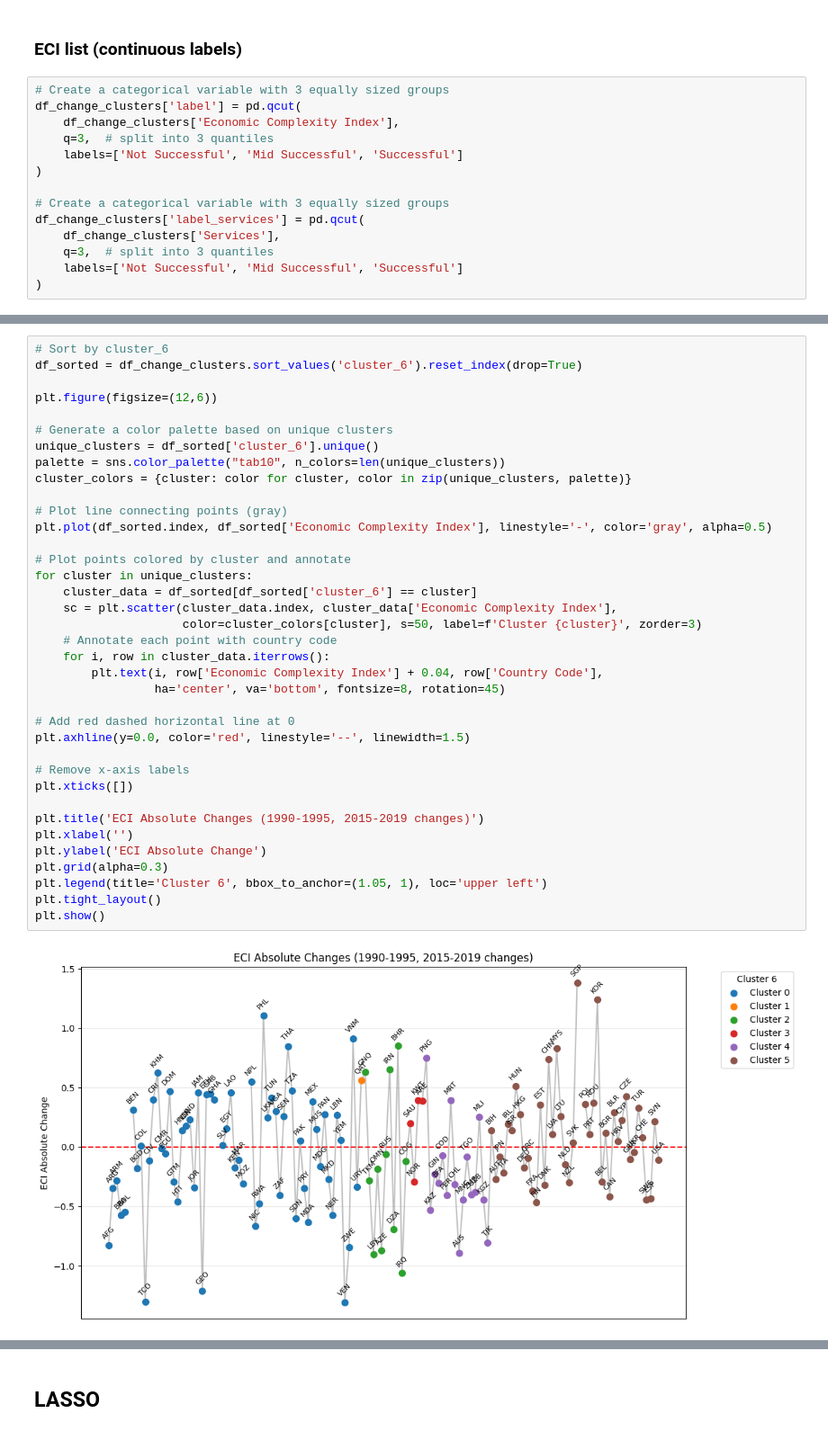
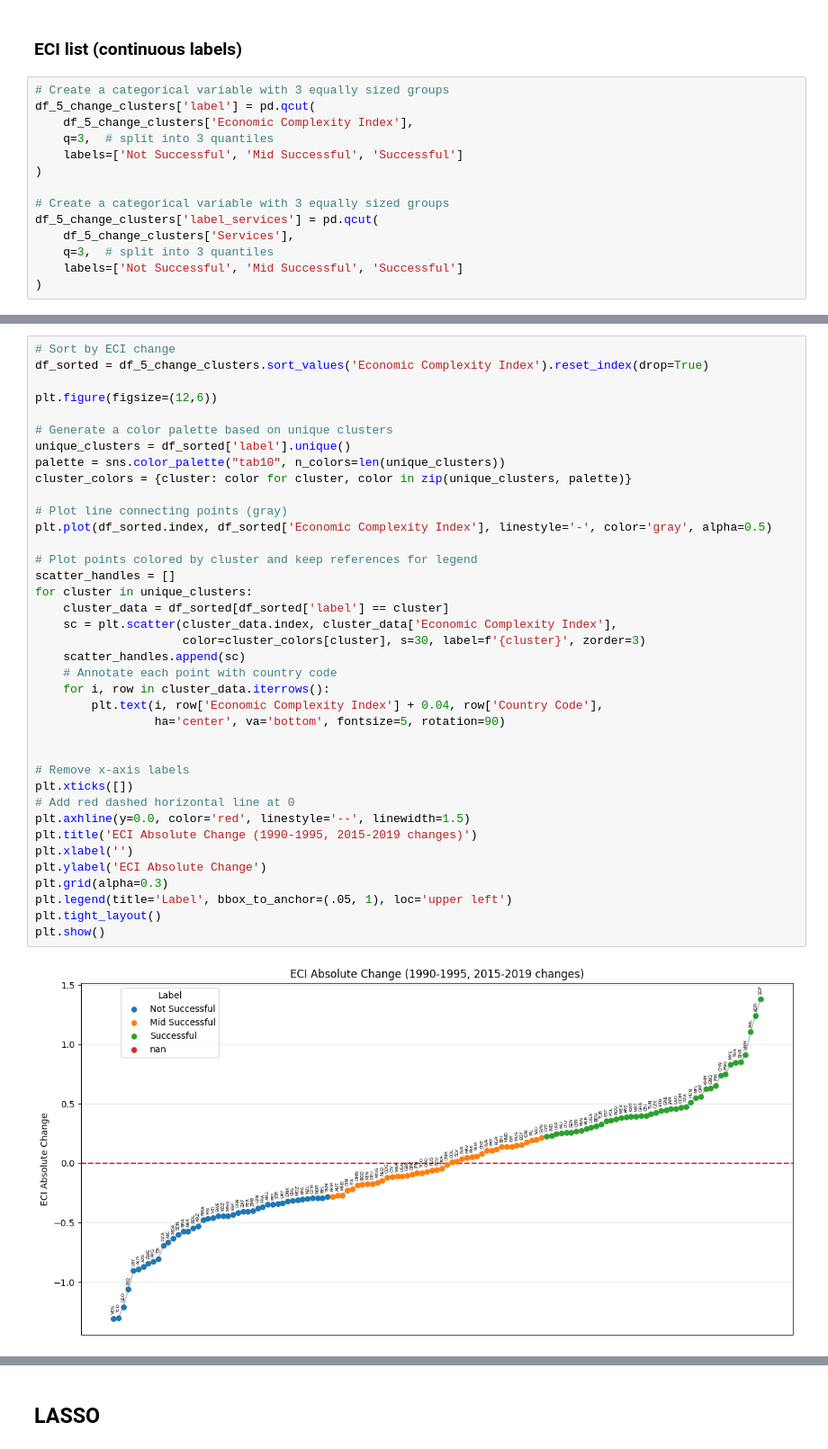
Before and after one commit to AyaanTigdikar/Capstone, a Jupyter notebook: code/3_label_clustering.ipynb, the cells around one changed output, grey strips where cells are left out. Shown at 90% size. Saved outputs shown, nothing was run; the diff lists cells and outputs as text.

Commit message:
Updating master data

```diff
--- a/code/3_label_clustering.ipynb
+++ b/code/3_label_clustering.ipynb
@@ -99,15 +144,15 @@ dtype: int64
 ### ECI list (continuous labels)
 # %%
 # Create a categorical variable with 3 equally sized groups
-df_change_clusters['label'] = pd.qcut(
-    df_change_clusters['Economic Complexity Index'],
+df_5_change_clusters['label'] = pd.qcut(
+    df_5_change_clusters['Economic Complexity Index'],
     q=3,  # split into 3 quantiles
     labels=['Not Successful', 'Mid Successful', 'Successful']
 )
 
 # Create a categorical variable with 3 equally sized groups
-df_change_clusters['label_services'] = pd.qcut(
-    df_change_clusters['Services'],
+df_5_change_clusters['label_services'] = pd.qcut(
+    df_5_change_clusters['Services'],
     q=3,  # split into 3 quantiles
     labels=['Not Successful', 'Mid Successful', 'Successful']
 )
@@ -125,39 +222,40 @@ plt.show()
 # %%
-# Sort by cluster_6
-df_sorted = df_change_clusters.sort_values('cluster_6').reset_index(drop=True)
+# Sort by ECI change
+df_sorted = df_5_change_clusters.sort_values('Economic Complexity Index').reset_index(drop=True)
 
 plt.figure(figsize=(12,6))
 
 # Generate a color palette based on unique clusters
-unique_clusters = df_sorted['cluster_6'].unique()
+unique_clusters = df_sorted['label'].unique()
 palette = sns.color_palette("tab10", n_colors=len(unique_clusters))
 cluster_colors = {cluster: color for cluster, color in zip(unique_clusters, palette)}
 
 # Plot line connecting points (gray)
 plt.plot(df_sorted.index, df_sorted['Economic Complexity Index'], linestyle='-', color='gray', alpha=0.5)
 
-# Plot points colored by cluster and annotate
+# Plot points colored by cluster and keep references for legend
+scatter_handles = []
 for cluster in unique_clusters:
-    cluster_data = df_sorted[df_sorted['cluster_6'] == cluster]
+    cluster_data = df_sorted[df_sorted['label'] == cluster]
     sc = plt.scatter(cluster_data.index, cluster_data['Economic Complexity Index'],
-                     color=cluster_colors[cluster], s=50, label=f'Cluster {cluster}', zorder=3)
+                     color=cluster_colors[cluster], s=30, label=f'{cluster}', zorder=3)
+    scatter_handles.append(sc)
     # Annotate each point with country code
     for i, row in cluster_data.iterrows():
         plt.text(i, row['Economic Complexity Index'] + 0.04, row['Country Code'],
-                 ha='center', va='bottom', fontsize=8, rotation=45)
+                 ha='center', va='bottom', fontsize=5, rotation=90)
 
-# Add red dashed horizontal line at 0
-plt.axhline(y=0.0, color='red', linestyle='--', linewidth=1.5)
 
 # Remove x-axis labels
 plt.xticks([])
-
-plt.title('ECI Absolute Changes (1990-1995, 2015-2019 changes)')
+# Add red dashed horizontal line at 0
+plt.axhline(y=0.0, color='red', linestyle='--', linewidth=1.5)
+plt.title('ECI Absolute Change (1990-1995, 2015-2019 changes)')
 plt.xlabel('')
 plt.ylabel('ECI Absolute Change')
 plt.grid(alpha=0.3)
-plt.legend(title='Cluster 6', bbox_to_anchor=(1.05, 1), loc='upper left')
+plt.legend(title='Label', bbox_to_anchor=(.05, 1), loc='upper left')
 plt.tight_layout()
 plt.show()
 # %% [output]
-[figure, old version]
+[figure, new version]
```
Also changed, not shown: parts of 12 cells of this notebook, 4 other files.
